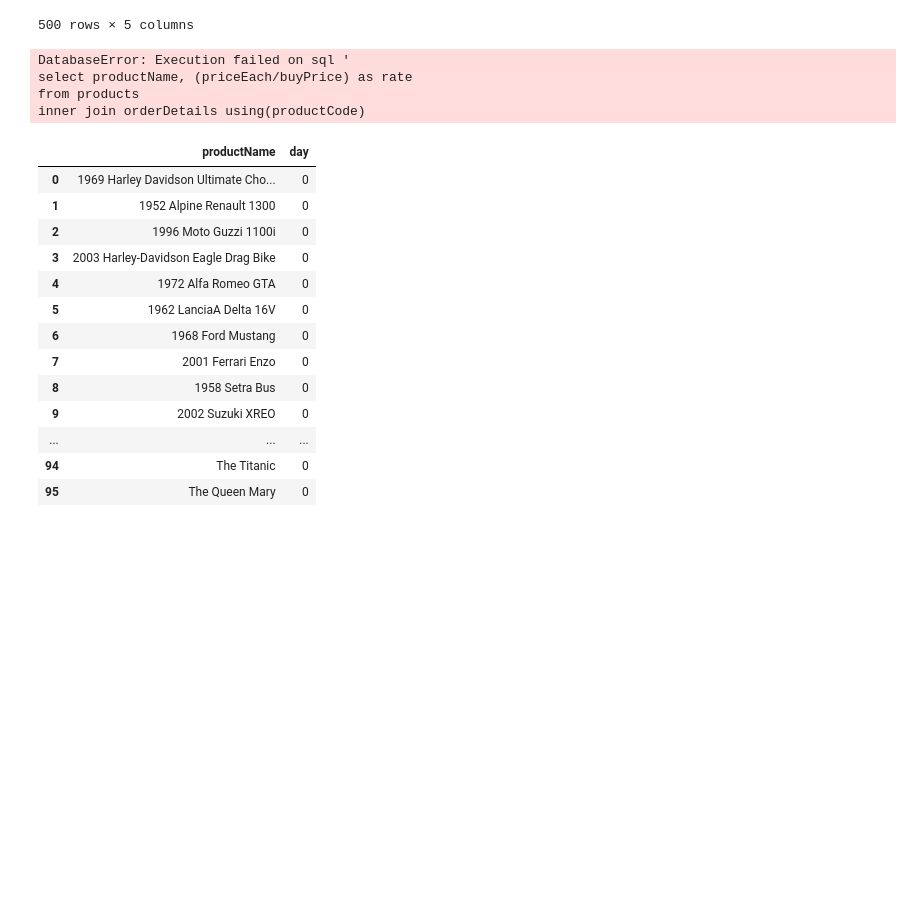
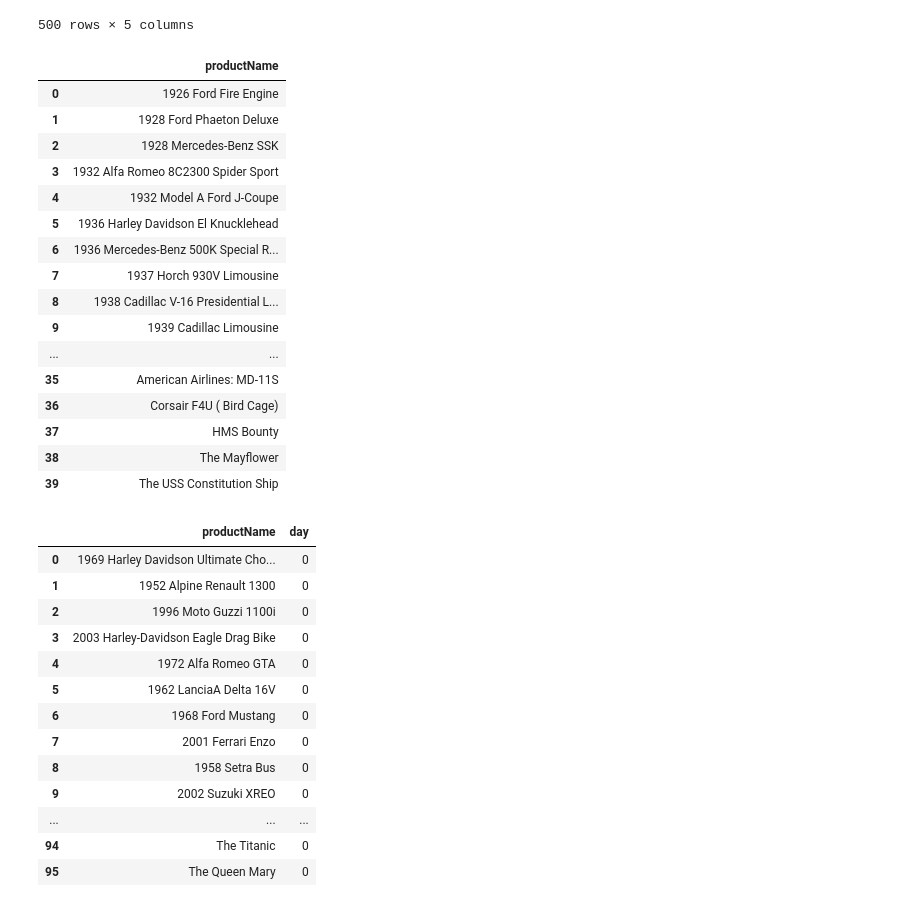
Before and after one commit to tryvianariska/digital-talent, a Jupyter notebook: 07. SQL #2 Latihan.ipynb, the cells around one changed output. Saved outputs shown, nothing was run; the diff lists cells and outputs as text; code cells hidden in the pictures; blank space fills up the shorter version.

```diff
--- a/07. SQL #2 Latihan.ipynb
+++ b/07. SQL #2 Latihan.ipynb
@@ -401,20 +401,34 @@ having rate >= 2
 | 499 | American Airlines: MD-11S | 10284 | 36.27 | 73.29 | 2.020678 |
 500 rows × 5 columns
 # %%
-#6.2 asumsi jika product pernah dijual dengan rate >= 2, product masuk list.
+#6.2 asumsi jika product pernah dijual dengan rate >= 2, product masuk list. rate = (priceEach/buyPrice)
 run("""
 select productName
 from products
 inner join orderDetails using(productCode)
+where (priceEach/buyPrice) >= 2
 group by productName
-having (priceEach/buyPrice) >= 2
+
 
 """)
 # %% [output]
-DatabaseError: Execution failed on sql '
-select productName, (priceEach/buyPrice) as rate
-from products
-inner join orderDetails using(productCode)
+|  | productName |
+| 0 | 1926 Ford Fire Engine |
+| 1 | 1928 Ford Phaeton Deluxe |
+| 2 | 1928 Mercedes-Benz SSK |
+| 3 | 1932 Alfa Romeo 8C2300 Spider Sport |
+| 4 | 1932 Model A Ford J-Coupe |
+| 5 | 1936 Harley Davidson El Knucklehead |
+| 6 | 1936 Mercedes-Benz 500K Special R... |
+| 7 | 1937 Horch 930V Limousine |
+| 8 | 1938 Cadillac V-16 Presidential L... |
+| 9 | 1939 Cadillac Limousine |
+| ... | ... |
+| 35 | American Airlines: MD-11S |
+| 36 | Corsair F4U ( Bird Cage) |
+| 37 | HMS Bounty |
+| 38 | The Mayflower |
+| 39 | The USS Constitution Ship |
 # %%
 #7. List the products ordered on a Monday.
 # weekday = 0 => monday
```
